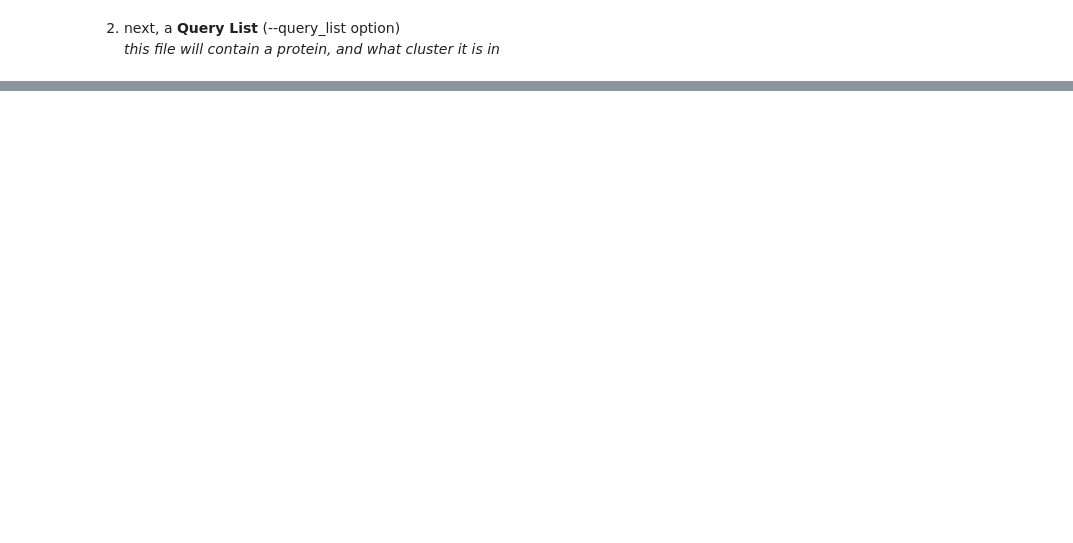
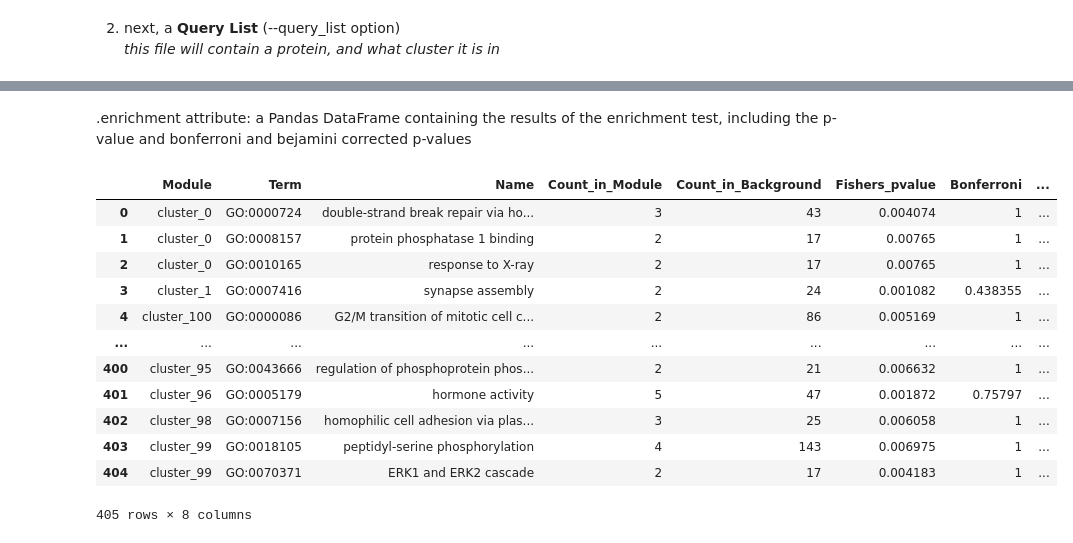
Before and after one commit to chrlatte/ClusteringWithDSD, a Jupyter notebook: src/analysis/func_e_notebook.ipynb, the cells around one changed output, grey strips where cells are left out. Drawn from its saved outputs; the diff is of its cells as text; code cells hidden in the pictures; blank space fills up the shorter version.

```diff
--- a/src/analysis/func_e_notebook.ipynb
+++ b/src/analysis/func_e_notebook.ipynb
@@ -18,0 +221,2 @@ with open('genomic_background.txt', 'w') as file:
+# %%
+fe = FUNC_E()
@@ -18,0 +233,20 @@ with open('genomic_background.txt', 'w') as file:
+# %%
+fe.run(cluster=False)
+# %% [markdown]
+.enrichment attribute:  a Pandas DataFrame containing the results of the enrichment test, including the p-value and bonferroni and bejamini corrected p-values
+# %%
+fe.enrichment
+# %% [output]
+|  | Module | Term | Name | Count_in_Module | Count_in_Background | Fishers_pvalue | Bonferroni | ... |
+| 0 | cluster_0 | GO:0000724 | double-strand break repair via ho... | 3 | 43 | 0.004074 | 1 | ... |
+| 1 | cluster_0 | GO:0008157 | protein phosphatase 1 binding | 2 | 17 | 0.00765 | 1 | ... |
+| 2 | cluster_0 | GO:0010165 | response to X-ray | 2 | 17 | 0.00765 | 1 | ... |
+| 3 | cluster_1 | GO:0007416 | synapse assembly | 2 | 24 | 0.001082 | 0.438355 | ... |
+| 4 | cluster_100 | GO:0000086 | G2/M transition of mitotic cell c... | 2 | 86 | 0.005169 | 1 | ... |
+| ... | ... | ... | ... | ... | ... | ... | ... | ... |
+| 400 | cluster_95 | GO:0043666 | regulation of phosphoprotein phos... | 2 | 21 | 0.006632 | 1 | ... |
+| 401 | cluster_96 | GO:0005179 | hormone activity | 5 | 47 | 0.001872 | 0.75797 | ... |
+| 402 | cluster_98 | GO:0007156 | homophilic cell adhesion via plas... | 3 | 25 | 0.006058 | 1 | ... |
+| 403 | cluster_99 | GO:0018105 | peptidyl-serine phosphorylation | 4 | 143 | 0.006975 | 1 | ... |
+| 404 | cluster_99 | GO:0070371 | ERK1 and ERK2 cascade | 2 | 17 | 0.004183 | 1 | ... |
+405 rows × 8 columns
```
Also changed, not shown: parts of 33 cells of this notebook, 1 other file.
